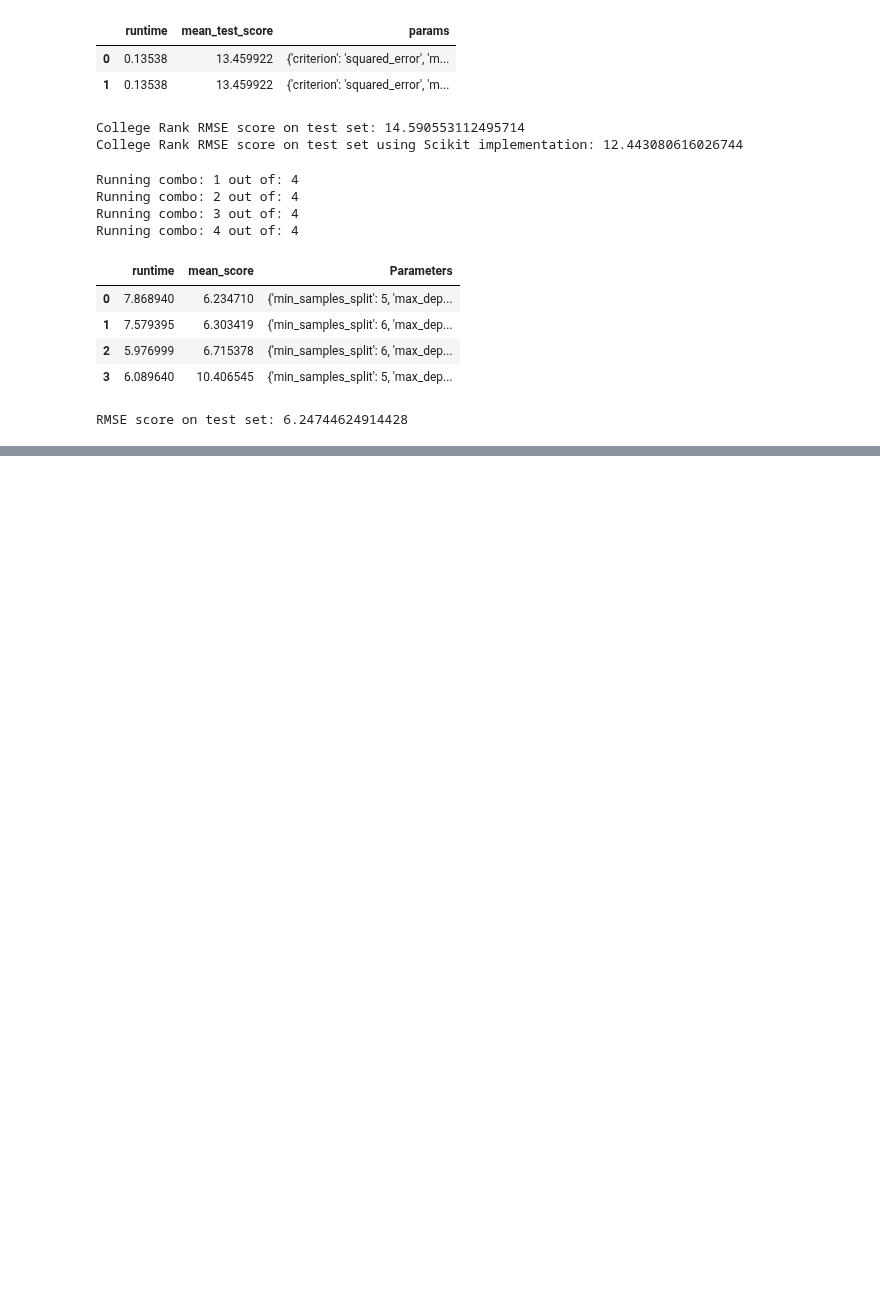
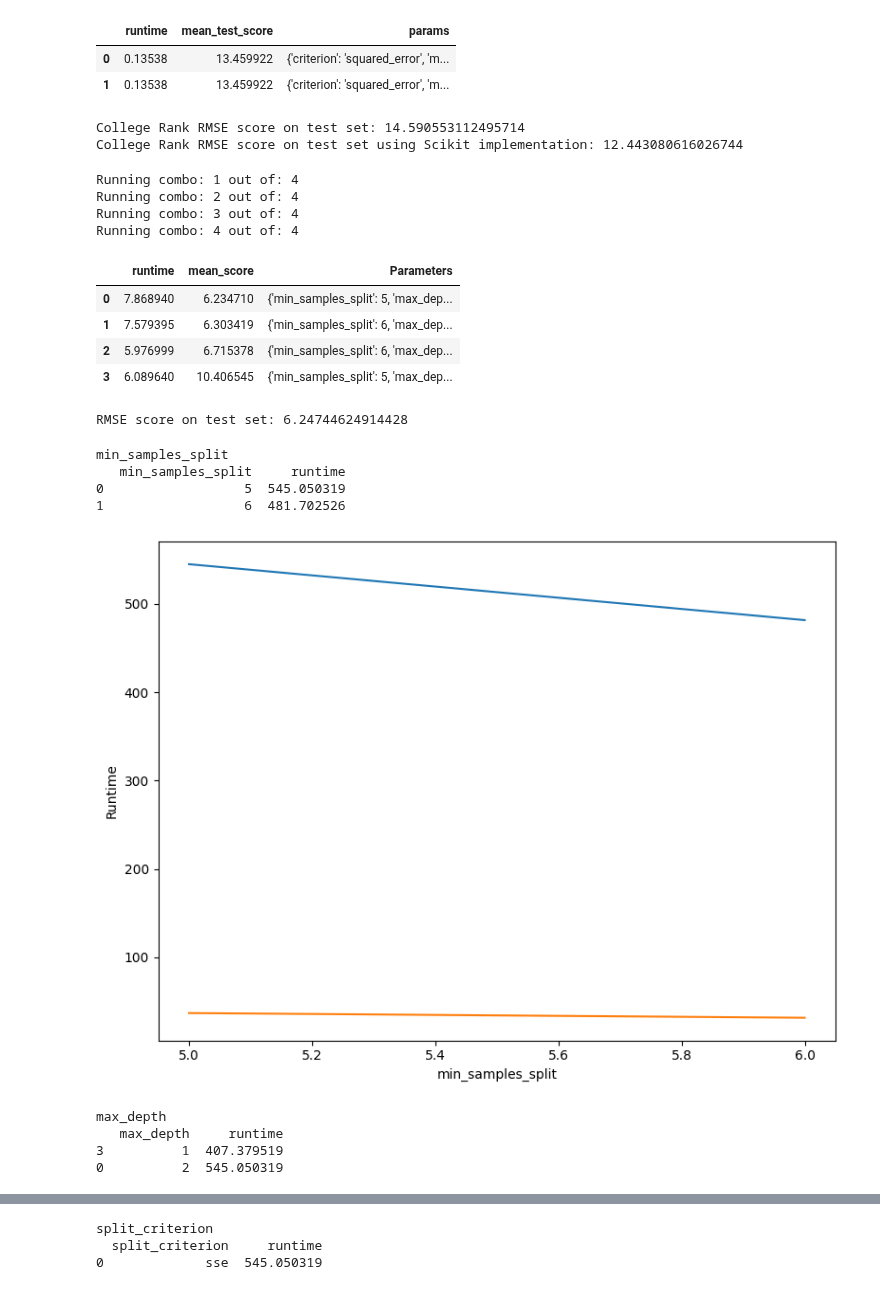
Before and after one commit to Esaiasson/Machine_learning_WS_2025, a Jupyter notebook: A2/final_results.ipynb, the cells around one changed output, grey strips where cells are left out. Drawn from its saved outputs; the diff is of its cells as text; code cells hidden in the pictures; blank space fills up the shorter version.

Commit message:
parameter eval graphs

```diff
--- a/A2/final_results.ipynb
+++ b/A2/final_results.ipynb
@@ -147,3 +153,21 @@ food_waste_rmse_random_forest = eval.measure_predictions(food_waste_df_test["was
 print(f"RMSE score on test set: {food_waste_rmse_random_forest}")
 # %% [output]
 RMSE score on test set: 6.24744624914428
+# %%
+eval_param = {
+    'min_samples_split': 5,
+    'max_depth': 2,
+    'split_criterion': 'sse'
+}
+
+parameter_eval.plot_parameter(train_results_food_waste, train_results_college_rank, param_grid, eval_param)
+# %% [output]
+min_samples_split
+   min_samples_split     runtime
+0                  5  545.050319
+1                  6  481.702526
+[figure, added]
+max_depth
+   max_depth     runtime
+3          1  407.379519
+0          2  545.050319
@@ -149,0 +175,3 @@ RMSE score on test set: 6.24744624914428
+split_criterion
+  split_criterion     runtime
+0             sse  545.050319
```
Also changed, not shown: parts of 4 cells of this notebook, 1 other file.
